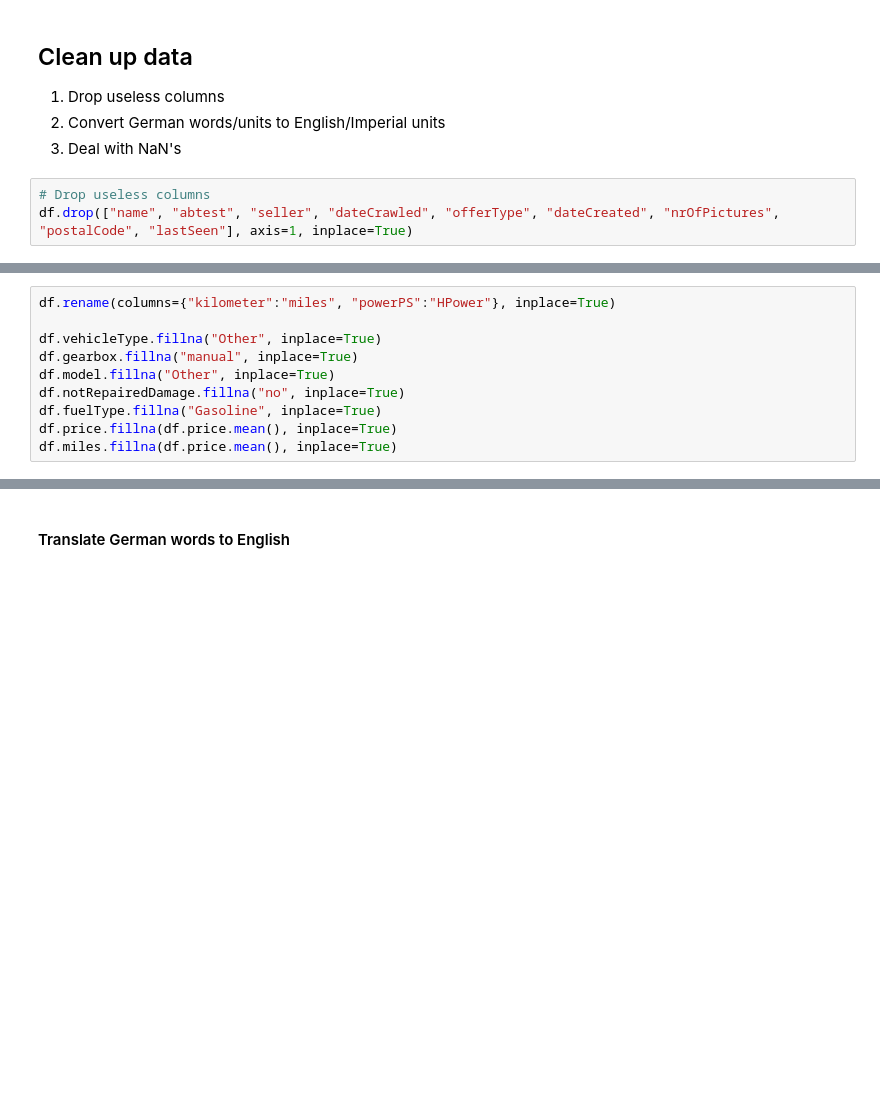
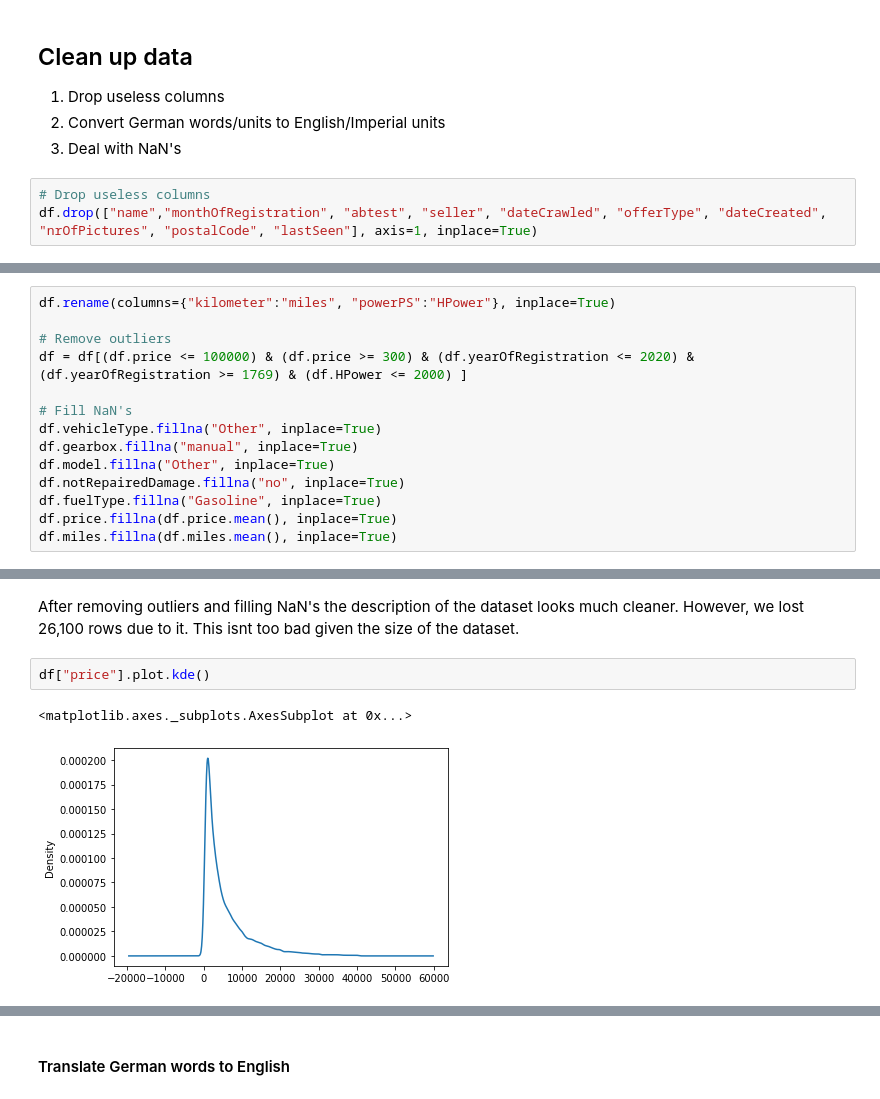
Before and after one commit to AJCab/Car_Appraisal_App, a Jupyter notebook: Final_Project_Training.ipynb, the cells around one changed output, grey strips where cells are left out. Cells and saved outputs as stored; diff of their text form; blank space fills up the shorter version.

```diff
--- a/Final_Project_Training.ipynb
+++ b/Final_Project_Training.ipynb
@@ -34,5 +66,5 @@ df = pd.read_csv("autos.csv")
 3. Deal with NaN's
 # %%
 # Drop useless columns
-df.drop(["name", "abtest", "seller", "dateCrawled", "offerType", "dateCreated", "nrOfPictures", "postalCode", "lastSeen"], axis=1, inplace=True)
+df.drop(["name","monthOfRegistration", "abtest", "seller", "dateCrawled", "offerType", "dateCreated", "nrOfPictures", "postalCode", "lastSeen"], axis=1, inplace=True)
 # %% [markdown]
@@ -40,10 +72,14 @@ df.drop(["name", "abtest", "seller", "dateCrawled", "offerType", "dateCreated",
 # %%
 df.rename(columns={"kilometer":"miles", "powerPS":"HPower"}, inplace=True)
 
+# Remove outliers
+df = df[(df.price <= 100000) & (df.price >= 300) & (df.yearOfRegistration <= 2020) & (df.yearOfRegistration >= 1769) & (df.HPower <= 2000) ]
+
+# Fill NaN's
 df.vehicleType.fillna("Other", inplace=True)
 df.gearbox.fillna("manual", inplace=True)
 df.model.fillna("Other", inplace=True)
 df.notRepairedDamage.fillna("no", inplace=True)
 df.fuelType.fillna("Gasoline", inplace=True)
 df.price.fillna(df.price.mean(), inplace=True)
-df.miles.fillna(df.price.mean(), inplace=True)
+df.miles.fillna(df.miles.mean(), inplace=True)
@@ -49,0 +98,7 @@ df.miles.fillna(df.price.mean(), inplace=True)
+# %% [markdown]
+After removing outliers and filling NaN's the description of the dataset looks much cleaner. However, we lost 26,100 rows due to it. This isnt too bad given the size of the dataset.
+# %%
+df["price"].plot.kde()
+# %% [output]
+<matplotlib.axes._subplots.AxesSubplot at 0x...>
+[figure, added]
```
Also changed, not shown: parts of 27 cells of this notebook, 20 other files.
